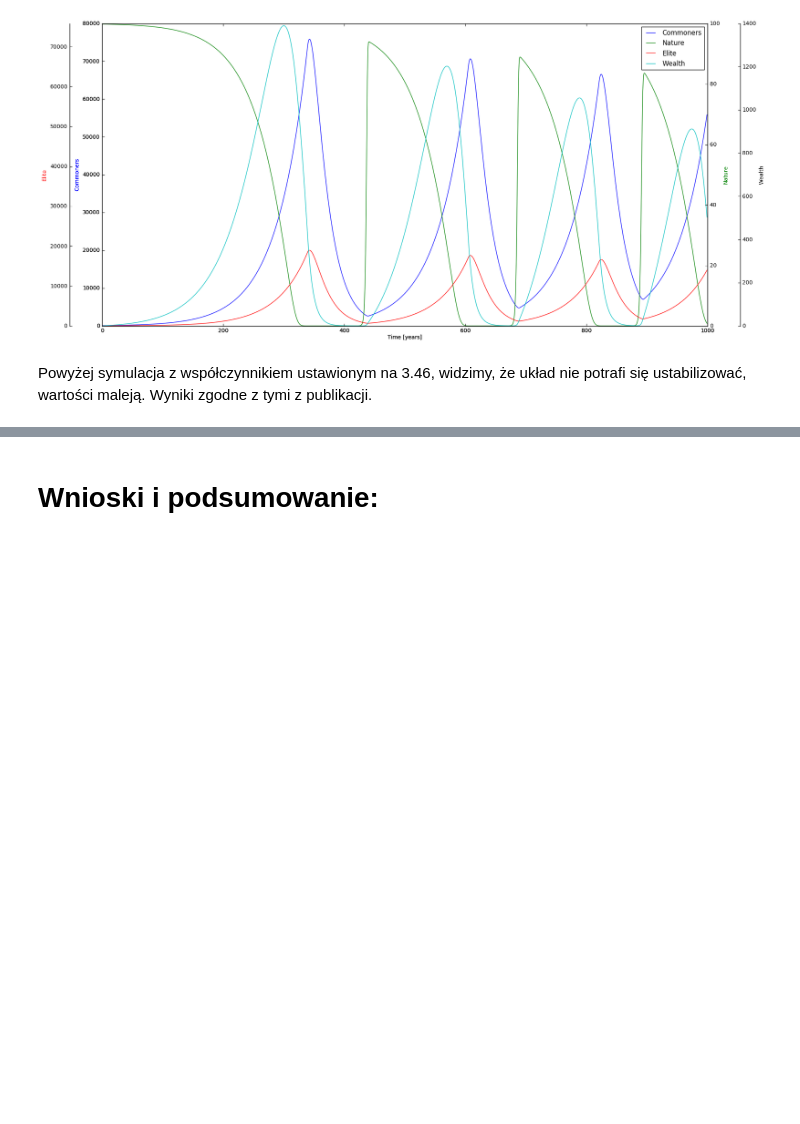
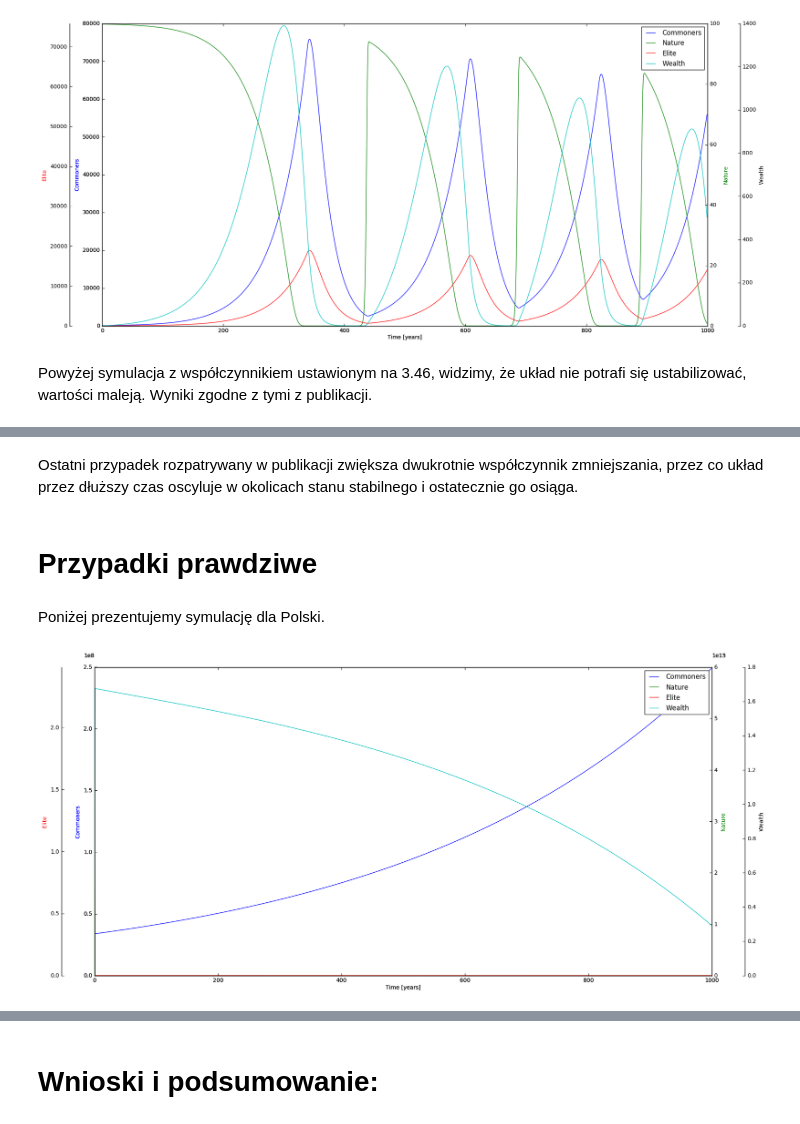
Before and after one commit to Passarinho4/isz-handy, a Jupyter notebook: HANDY.ipynb, the cells around one changed output, grey strips where cells are left out. Drawn from its saved outputs; the diff is of its cells as text; code cells hidden in the pictures; blank space fills up the shorter version.

```diff
--- a/HANDY.ipynb
+++ b/HANDY.ipynb
@@ -369,0 +396,26 @@ Powyżej symulacja z współczynnikiem ustawionym na 3.46, widzimy, że układ n
+# %% [markdown]
+Ostatni przypadek rozpatrywany w publikacji zwiększa dwukrotnie współczynnik zmniejszania, przez co układ przez dłuższy czas oscyluje w okolicach stanu stabilnego i ostatecznie go osiąga.
+# %% [markdown]
+# Przypadki prawdziwe
+# %% [markdown]
+Poniżej prezentujemy symulację dla Polski.
+# %%
+normal_death_rate = 0.009
+famine_death_rate = 0.07
+commoner_birth_rate = 0.011
+elite_birth_rate = 0.005
+salary_per_capita = 12315
+threshold_wealth_per_capita = 5000
+nature_regeneration_rate = 0.0000000001
+nature_carring_capacity = 60000000000000
+inequality_factor = [1, 10, 1000]
+
+#variables initial values
+commoner_population_initial = 36000000
+elite_population_initial = [20000]
+nature_initial = nature_carring_capacity
+accumulated_wealth_initial = 40000000
+
+simulate(elite_scenario = 0, equality_scenario = 2, tmax = 1000, depletion_modifier = 3)
+# %% [output]
+[figure, added]
```
Also changed, not shown: parts of 11 cells of this notebook.
